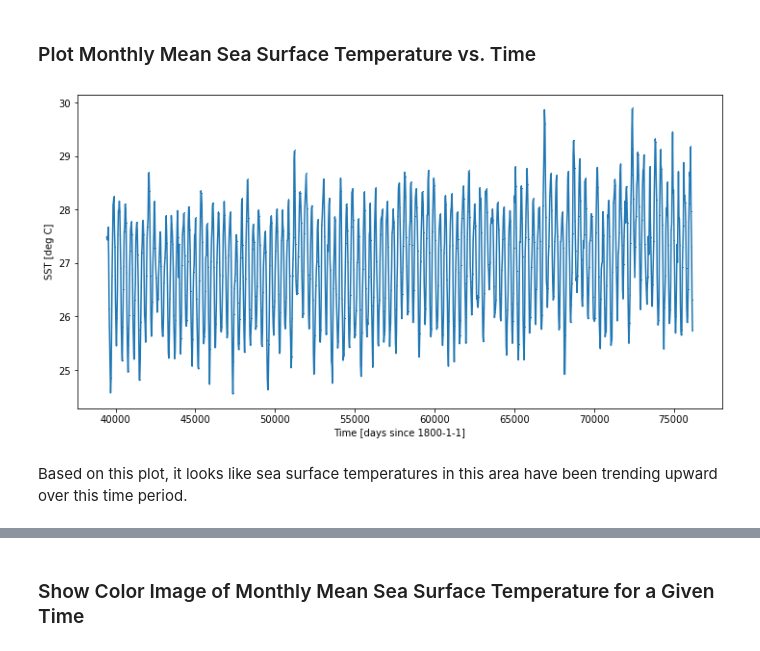
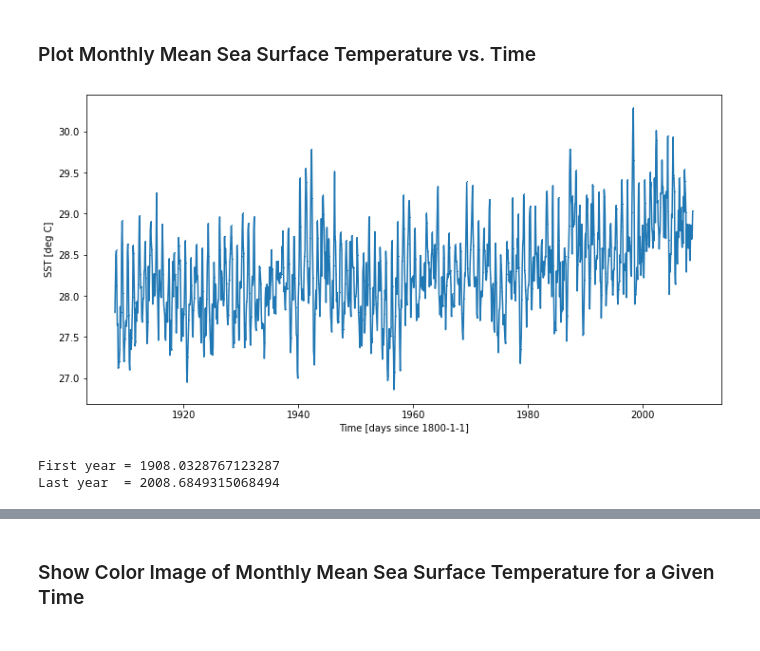
Before and after one commit to peckhams/balto_gui, a Jupyter notebook: BALTO_GUI_v2.ipynb, the cells around one changed output, grey strips where cells are left out. Drawn from its saved outputs; the diff is of its cells as text; code cells hidden in the pictures.

```diff
--- a/BALTO_GUI_v2.ipynb
+++ b/BALTO_GUI_v2.ipynb
@@ -141,12 +142,15 @@ First, we will plot the monthly mean SST for a single grid cell, over the full r
 ### Plot Monthly Mean Sea Surface Temperature vs. Time
 # %%
 import balto_plot as bp
+t = balto.get_years_from_time_since( times )
 y = sst[:,0,0]
-bp.plot_data( times, y, xmin=None, xmax=None, ymin=None, ymax=None,
+bp.plot_data( t, y, xmin=None, xmax=None, ymin=None, ymax=None,
                x_name='Time', x_units='days since 1800-1-1', marker=',',
                y_name='SST', y_units='deg C',
                x_size=12,   y_size=6)
+print('First year =', t[0])
+print('Last year  =', t[t.size - 1])
 # %% [output]
-[figure, old version]
+[figure, new version]
+First year = 1908.0328767123287
+Last year  = 2008.6849315068494
-# %% [markdown]
-Based on this plot, it looks like sea surface temperatures in this area have been trending upward over this time period.
```
Also changed, not shown: parts of 16 cells of this notebook, 2 other files.
